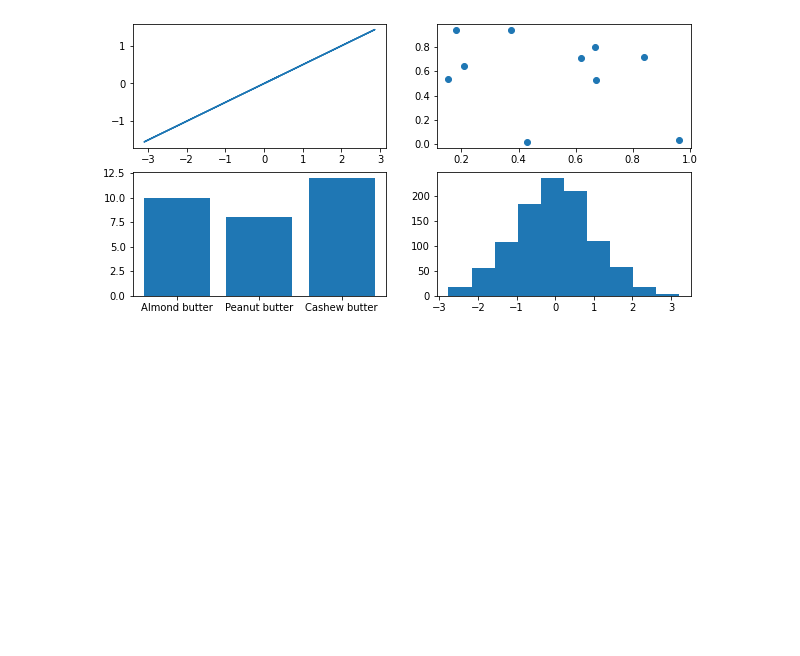
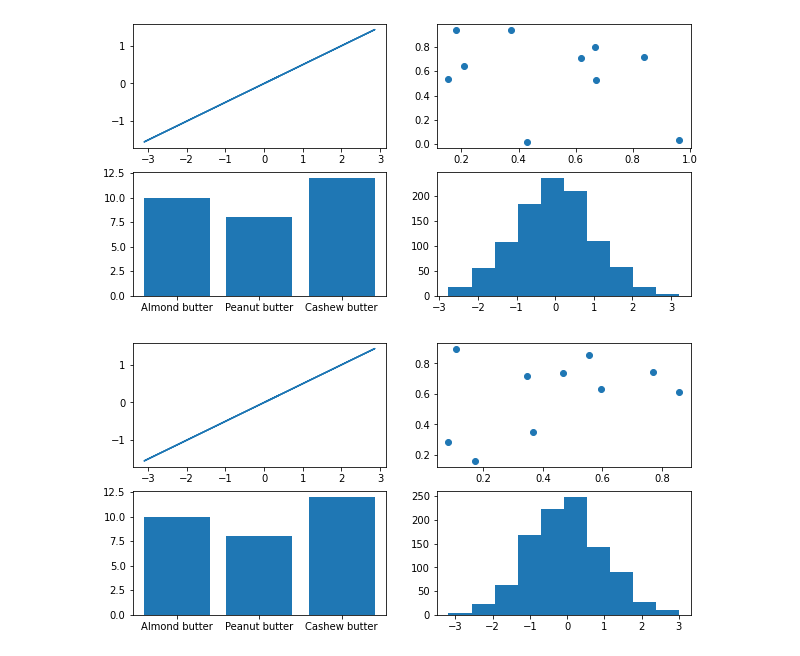
Before and after one commit to akshatz/dataScienceTutorial, a Jupyter notebook: introductionToMatplotlib.ipynb, the cells around one changed output. Cells and saved outputs as stored; diff of their text form; code cells hidden in the pictures; blank space fills up the shorter version.

Commit message:
Subplots 2

```diff
--- a/introductionToMatplotlib.ipynb
+++ b/introductionToMatplotlib.ipynb
@@ -153,3 +153,15 @@ ax3.bar(nutButterPrices.keys(), nutButterPrices.values());
 ax4.hist(np.random.randn(1000));
 # %% [output]
 [figure]
+# %%
+# Subplots option 2
+fig, ax = plt.subplots(nrows=2,
+                        ncols=2,
+                        figsize=(10, 5))
+# Plot to each different index
+ax[0, 0] .plot(x,x/2);
+ax[0, 1].scatter(np.random.random(10), np.random.random(10));
+ax[1, 0].bar(nutButterPrices.keys(), nutButterPrices.values());
+ax[1, 1].hist(np.random.randn(1000));
+# %% [output]
+[figure, added]
```
